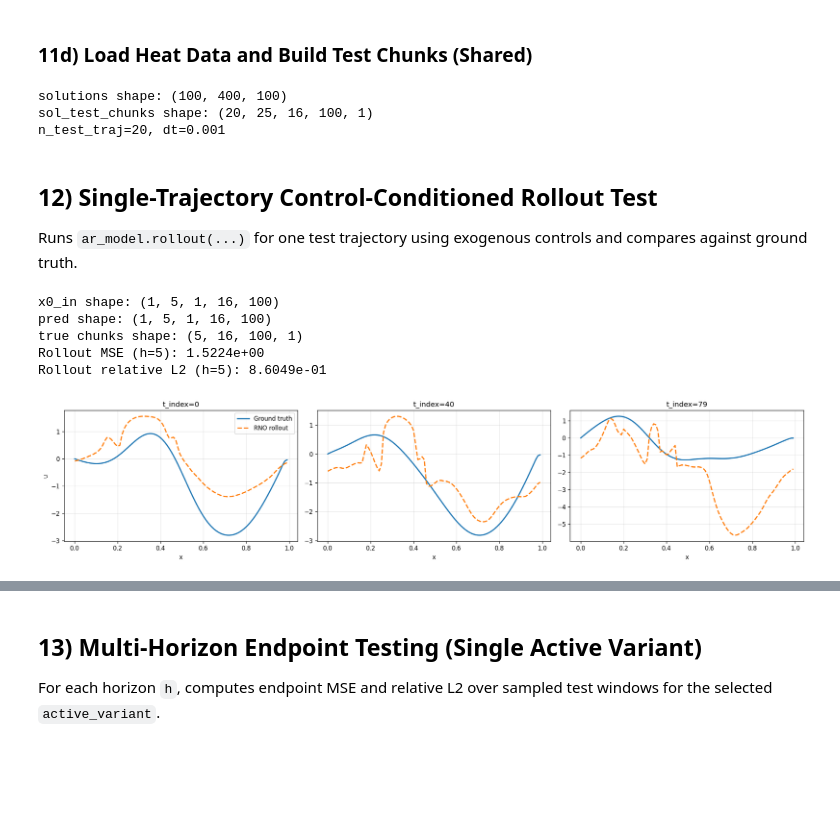
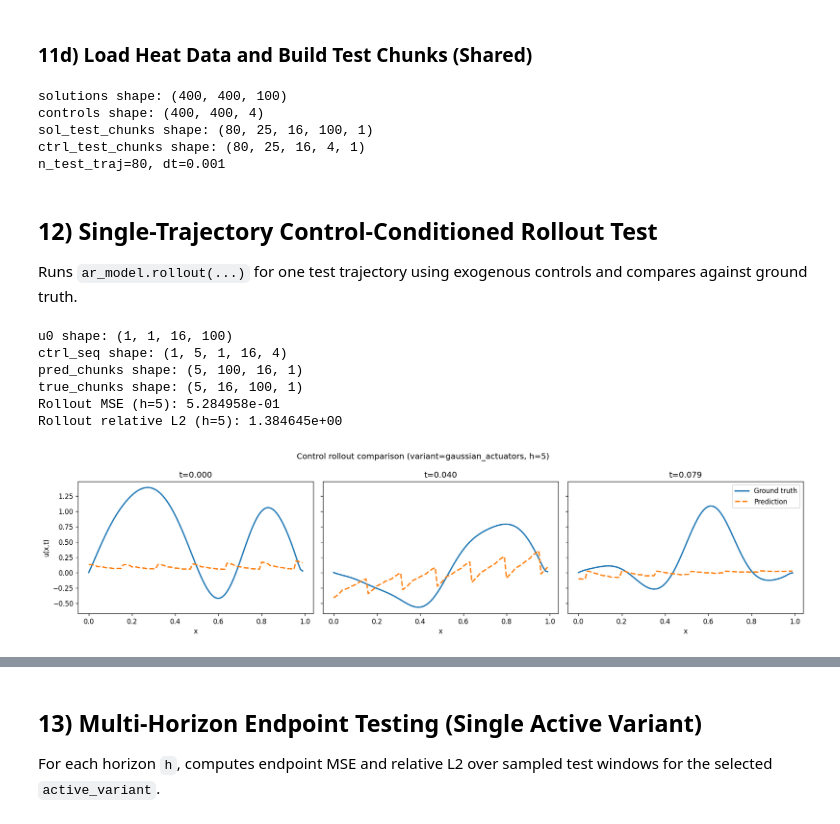
Before and after one commit to SOLARIS-JHU/tipping-point-forecast, a Jupyter notebook: heat/evaluate_RNO_controls.ipynb, the cells around one changed output, grey strips where cells are left out. Cells and saved outputs as stored; diff of their text form; code cells hidden in the pictures; blank space fills up the shorter version.

```diff
--- a/heat/evaluate_RNO_controls.ipynb
+++ b/heat/evaluate_RNO_controls.ipynb
@@ -24,20 +24,24 @@ from rno_functions import (
 
 # User-editable settings
 seed = 32
-active_variant = "broadcast"  # one of: broadcast, gaussian_actuators, sin_embed
+active_variant = (
+    "gaussian_actuators"  # one of: broadcast, gaussian_actuators, sin_embed
+)
 active_dir = "/home/pk222/projects/tipping-point-forecast"
 
 # Variant result folders (one model at a time is loaded via active_variant)
 checkpoint_roots = {
     "broadcast": os.path.join(active_dir, f"heat/result_rno_{seed}_broadcast"),
-    "gaussian_actuators": os.path.join(active_dir, f"heat/result_rno_{seed}_gaussian_actuators"),
+    "gaussian_actuators": os.path.join(
+        active_dir, f"heat/result_rno_{seed}_gaussian_actuators"
+    ),
     "sin_embed": os.path.join(active_dir, f"heat/result_rno_{seed}_sin_embed"),
 }
 
 data_path = "/home/pk222/projects/PDEControl_DPC/datasets/heat_smooth_f_dataset.npz"
 
 # Optional overrides; if None, values come from checkpoint config when available.
-samples_to_load_override = None
+samples_to_load_override = 400
 train_frac_override = None
 
 # Step 12 params
@@ -47,7 +51,7 @@ start_chunk = 0
 
 # Step 13 params
 # For multistep-finetuned checkpoints, keep eval within/near train horizon.
-eval_steps = [1, 2, 4, 5, 8]
+eval_steps = [1, 2, 4, 5, 8, 12, 20]
 batch_size_eval = 128
 # %% [markdown]
 ### 11b) Resolve and Load Selected Control-Variant Checkpoint
@@ -65,7 +69,9 @@ def _extract_timestamp_token(path_obj: Path):
 def resolve_latest_variant_checkpoint(result_root: str, variant: str) -> str:
     root = Path(result_root)
     if not root.exists():
-        raise FileNotFoundError(f"Result folder not found for variant={variant}: {result_root}")
+        raise FileNotFoundError(
+            f"Result folder not found for variant={variant}: {result_root}"
+        )
 
     # Prefer latest finetuned checkpoint by timestamp token in filename; fallback to mtime, then rno_model_last.pt.
     finetune_glob = {
@@ -251,8 +290,12 @@ def chunk_time_axis(arr, size):
     return torch.stack(torch.split(arr, size, dim=1), dim=1)
 
 
-sol_test_chunks = chunk_time_axis(sol_test, chunk_len).unsqueeze(-1)   # (n_test, n_chunks, T, nx, 1)
-ctrl_test_chunks = chunk_time_axis(ctrl_test, chunk_len).unsqueeze(-1) # (n_test, n_chunks, T, nf, 1)
+sol_test_chunks = chunk_time_axis(sol_test, chunk_len).unsqueeze(
+    -1
+)  # (n_test, n_chunks, T, nx, 1)
+ctrl_test_chunks = chunk_time_axis(ctrl_test, chunk_len).unsqueeze(
+    -1
+)  # (n_test, n_chunks, T, nf, 1)
 
 print(f"solutions shape: {tuple(solutions.shape)}")
 print(f"controls shape: {tuple(controls.shape)}")
@@ -260,9 +303,11 @@ print(f"sol_test_chunks shape: {tuple(sol_test_chunks.shape)}")
 print(f"ctrl_test_chunks shape: {tuple(ctrl_test_chunks.shape)}")
 print(f"n_test_traj={sol_test_chunks.shape[0]}, dt={dt}")
 # %% [output]
-solutions shape: (100, 400, 100)
-sol_test_chunks shape: (20, 25, 16, 100, 1)
-n_test_traj=20, dt=0.001
+solutions shape: (400, 400, 100)
+controls shape: (400, 400, 4)
+sol_test_chunks shape: (80, 25, 16, 100, 1)
+ctrl_test_chunks shape: (80, 25, 16, 4, 1)
+n_test_traj=80, dt=0.001
 # %% [markdown]
 ## 12) Single-Trajectory Control-Conditioned Rollout Test
 Runs `ar_model.rollout(...)` for one test trajectory using exogenous controls and compares against ground truth.
@@ -294,7 +339,9 @@ u0 = u0_chunk.permute(2, 0, 1).unsqueeze(0).to(device).float()  # (1,1,chunk_len
 ctrl_seq_chunks = traj_ctrl[
     start + n_intervals - 1 : start + n_intervals - 1 + rollout_h
 ]  # (rollout_h, chunk_len, n_ctrl, 1)
-ctrl_seq = ctrl_seq_chunks.permute(0, 3, 1, 2).unsqueeze(0).to(device).float()  # (1,rollout_h,1,chunk_len,n_ctrl)
+ctrl_seq = (
+    ctrl_seq_chunks.permute(0, 3, 1, 2).unsqueeze(0).to(device).float()
+)  # (1,rollout_h,1,chunk_len,n_ctrl)
 
 y_true_chunks = traj_sol[
     start + n_intervals : start + n_intervals + rollout_h
@@ -302,48 +349,53 @@ y_true_chunks = traj_sol[
 
 ar_model.eval()
 with torch.no_grad():
-    pred_roll = ar_model.rollout(u0=u0, ctrl_seq=ctrl_seq, steps=rollout_h)  # (1,rollout_h+1,1,chunk_len,nx)
+    pred_roll = ar_model.rollout(
+        u0=u0, ctrl_seq=ctrl_seq, steps=rollout_h
+    )  # (1,rollout_h+1,1,chunk_len,nx)
 
-pred_chunks = pred_roll[:, 1:, 0].permute(0, 1, 3, 2).squeeze(0).unsqueeze(-1).detach().cpu()
+pred_chunks = (
+    pred_roll[:, 1:, 0].permute(0, 1, 3, 2).squeeze(0).unsqueeze(-1).detach().cpu()
+)
 true_chunks = y_true_chunks.detach().cpu()
 
 pred_flat = pred_chunks.squeeze(-1).reshape(rollout_h * chunk_len, nx)
 true_flat = true_chunks.squeeze(-1).reshape(rollout_h * chunk_len, nx)
 
 mse_roll = torch.mean((pred_flat - true_flat) ** 2).item()
 rel_l2_roll = (
     torch.linalg.norm(pred_flat - true_flat) / (torch.linalg.norm(true_flat) + 1e-12)
 ).item()
 
 print(f"u0 shape: {tuple(u0.shape)}")
 print(f"ctrl_seq shape: {tuple(ctrl_seq.shape)}")
 print(f"pred_chunks shape: {tuple(pred_chunks.shape)}")
 print(f"true_chunks shape: {tuple(true_chunks.shape)}")
 print(f"Rollout MSE (h={rollout_h}): {mse_roll:.6e}")
 print(f"Rollout relative L2 (h={rollout_h}): {rel_l2_roll:.6e}")
 
 x_axis = x_cord.squeeze(-1).cpu().numpy()
 t_axis = np.arange(rollout_h * chunk_len) * dt
 
 fig, axes = plt.subplots(1, 3, figsize=(16, 4), dpi=120, sharey=True)
 idxs = [0, rollout_h * chunk_len // 2, rollout_h * chunk_len - 1]
 for ax, tidx in zip(axes, idxs):
     ax.plot(x_axis, true_flat[tidx].numpy(), label="Ground truth", linewidth=2)
     ax.plot(x_axis, pred_flat[tidx].numpy(), "--", label="Prediction", linewidth=2)
     ax.set_title(f"t={t_axis[tidx]:.3f}")
     ax.set_xlabel("x")
 axes[0].set_ylabel("u(x,t)")
 axes[-1].legend(loc="best")
 plt.suptitle(f"Control rollout comparison (variant={active_variant}, h={rollout_h})")
 plt.tight_layout()
 plt.show()
 # %% [output]
-x0_in shape: (1, 5, 1, 16, 100)
-pred shape: (1, 5, 1, 16, 100)
-true chunks shape: (5, 16, 100, 1)
-Rollout MSE (h=5): 1.5224e+00
-Rollout relative L2 (h=5): 8.6049e-01
+u0 shape: (1, 1, 16, 100)
+ctrl_seq shape: (1, 5, 1, 16, 4)
+pred_chunks shape: (5, 100, 16, 1)
+true_chunks shape: (5, 16, 100, 1)
+Rollout MSE (h=5): 5.284958e-01
+Rollout relative L2 (h=5): 1.384645e+00
-[figure, old version]
+[figure, new version]
 # %%
 # 12b) Contour-style comparison, matching prior notebook style family
 # Uses tensors prepared in the previous section-12 rollout cell: true_flat, pred_flat, x_axis, rollout_h, chunk_len, dt
```
Also changed, not shown: parts of 4 cells of this notebook.
